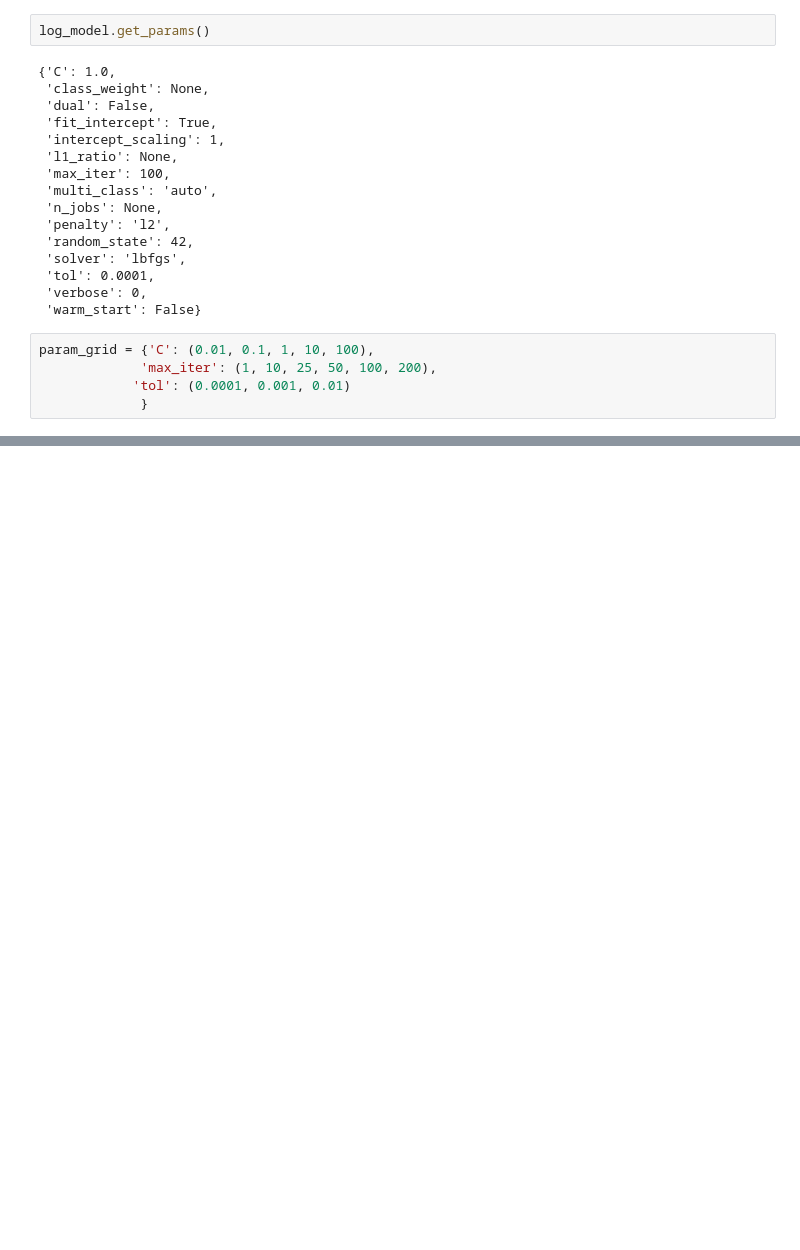
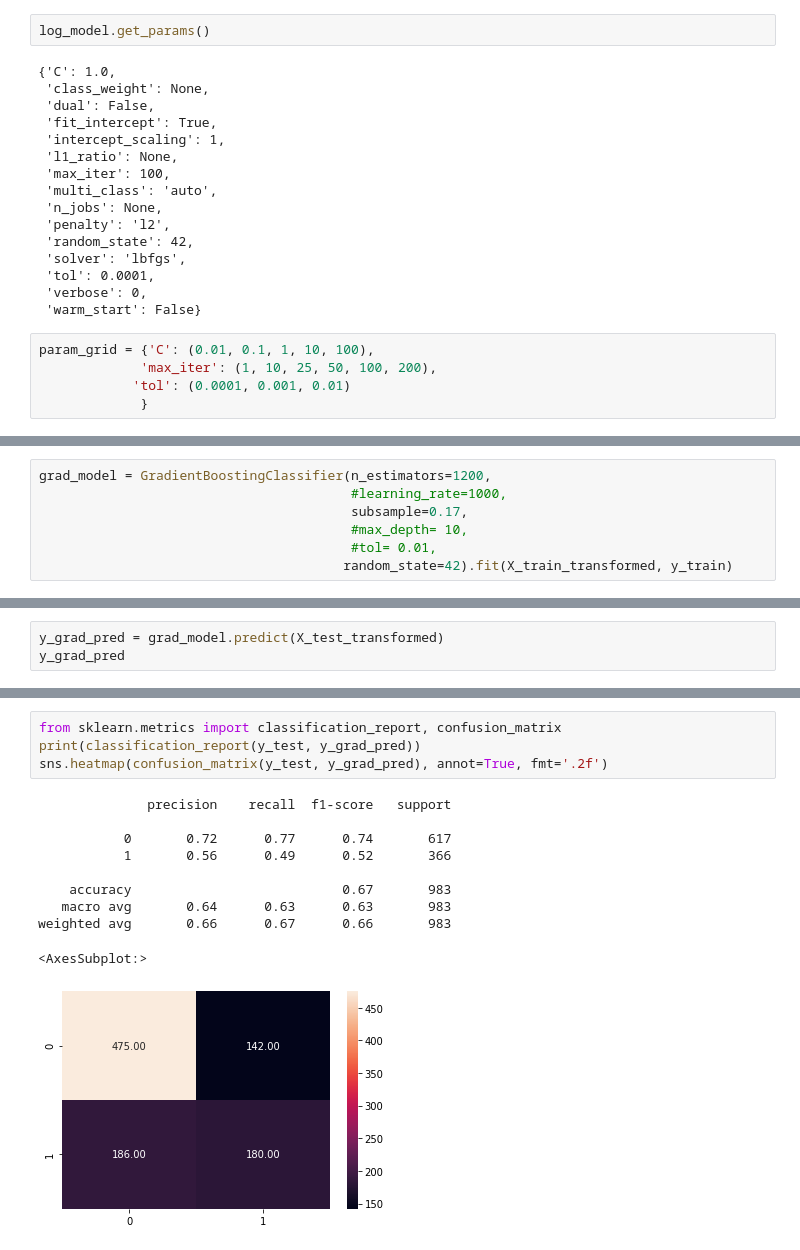
Before and after one commit to keir20/CleanWater, a Jupyter notebook: notebooks/keir20_Clean_Water.ipynb, the cells around one changed output, grey strips where cells are left out. Drawn from its saved outputs; the diff is of its cells as text; blank space fills up the shorter version.

```diff
--- a/notebooks/Clean Water.ipynb
+++ b/notebooks/keir20_Clean_Water.ipynb
@@ -401,0 +413,7 @@ Fitting 10 folds for each of 10 candidates, totalling 100 fits
+# %%
+grad_model = GradientBoostingClassifier(n_estimators=1200,
+                                        #learning_rate=1000,
+                                        subsample=0.17,
+                                        #max_depth= 10,
+                                        #tol= 0.01,
+                                       random_state=42).fit(X_train_transformed, y_train)
@@ -401,0 +424,3 @@ Fitting 10 folds for each of 10 candidates, totalling 100 fits
+# %%
+y_grad_pred = grad_model.predict(X_test_transformed)
+y_grad_pred
@@ -401,0 +489,15 @@ Fitting 10 folds for each of 10 candidates, totalling 100 fits
+# %%
+from sklearn.metrics import classification_report, confusion_matrix
+print(classification_report(y_test, y_grad_pred))
+sns.heatmap(confusion_matrix(y_test, y_grad_pred), annot=True, fmt='.2f')
+# %% [output]
+              precision    recall  f1-score   support
+
+           0       0.72      0.77      0.74       617
+           1       0.56      0.49      0.52       366
+
+    accuracy                           0.67       983
+   macro avg       0.64      0.63      0.63       983
+weighted avg       0.66      0.67      0.66       983
+<AxesSubplot:>
+[figure, added]
```
Also changed, not shown: parts of 24 cells of this notebook.
